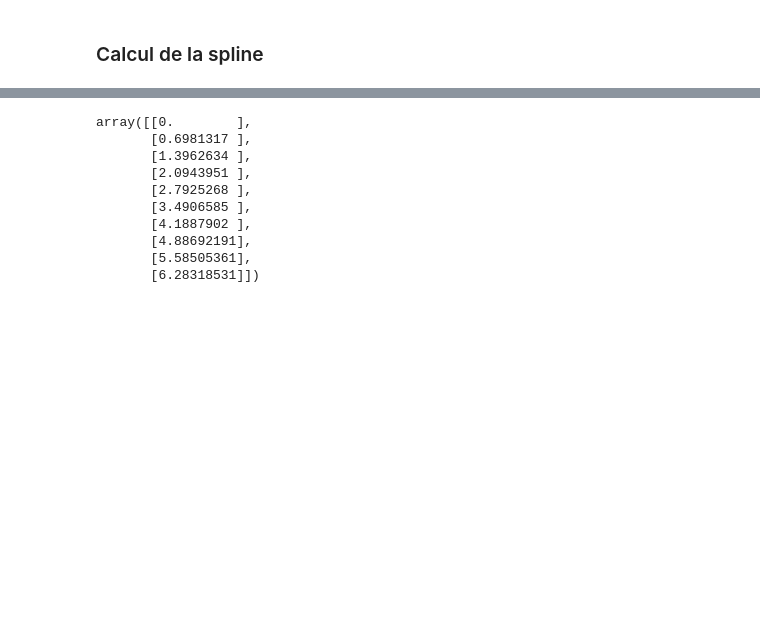
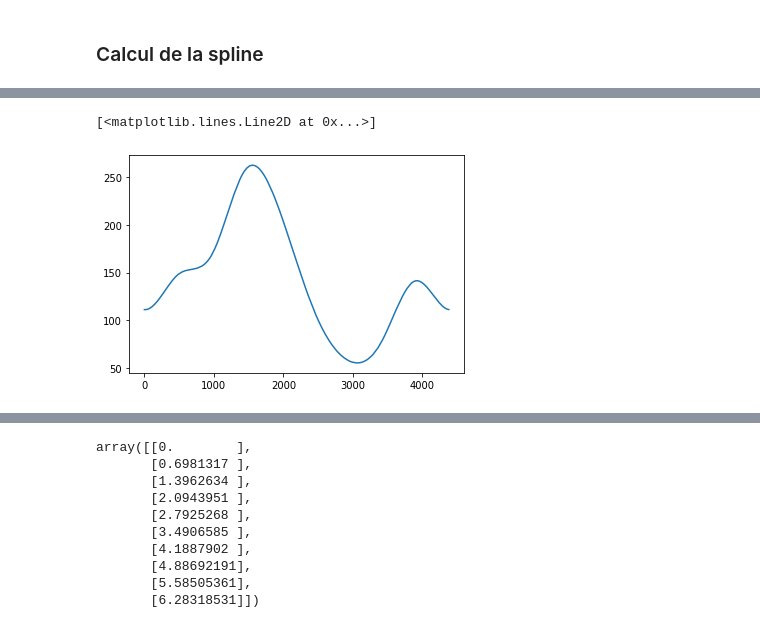
Before and after one commit to JlnZhou/ProjectML, a Jupyter notebook: Regression_Spline.ipynb, the cells around one changed output, grey strips where cells are left out. Drawn from its saved outputs; the diff is of its cells as text; code cells hidden in the pictures; blank space fills up the shorter version.

```diff
--- a/Regression_Spline.ipynb
+++ b/Regression_Spline.ipynb
@@ -42,0 +173,5 @@ Name: Date, Length: 4380, dtype: datetime64[ns]
+# %%
+plt.plot(resultat["O2620010"])
+# %% [output]
+[<matplotlib.lines.Line2D at 0x...>]
+[figure, added]
```
Also changed, not shown: parts of 27 cells of this notebook, 1 other file.
